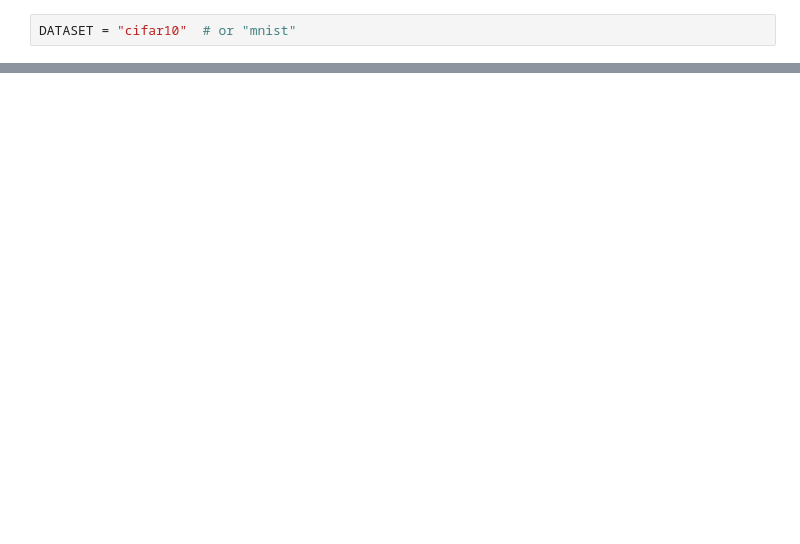
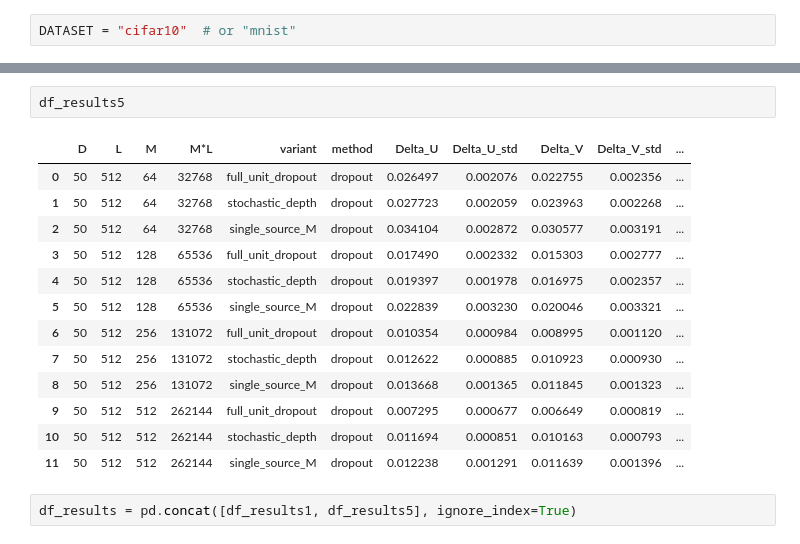
Before and after one commit to xavimaass/dropout_and_ram_2026, a Jupyter notebook: plots_from_multi_runs.ipynb, the cells around one changed output, grey strips where cells are left out. Cells and saved outputs as stored; diff of their text form; blank space fills up the shorter version.

```diff
--- a/plots_from_multi_runs.ipynb
+++ b/plots_from_multi_runs.ipynb
@@ -226,0 +319,18 @@ df_results
+# %%
+df_results5
+# %% [output]
+|  | D | L | M | M*L | variant | method | Delta_U | Delta_U_std | Delta_V | Delta_V_std | ... |
+| 0 | 50 | 512 | 64 | 32768 | full_unit_dropout | dropout | 0.026497 | 0.002076 | 0.022755 | 0.002356 | ... |
+| 1 | 50 | 512 | 64 | 32768 | stochastic_depth | dropout | 0.027723 | 0.002059 | 0.023963 | 0.002268 | ... |
+| 2 | 50 | 512 | 64 | 32768 | single_source_M | dropout | 0.034104 | 0.002872 | 0.030577 | 0.003191 | ... |
+| 3 | 50 | 512 | 128 | 65536 | full_unit_dropout | dropout | 0.017490 | 0.002332 | 0.015303 | 0.002777 | ... |
+| 4 | 50 | 512 | 128 | 65536 | stochastic_depth | dropout | 0.019397 | 0.001978 | 0.016975 | 0.002357 | ... |
+| 5 | 50 | 512 | 128 | 65536 | single_source_M | dropout | 0.022839 | 0.003230 | 0.020046 | 0.003321 | ... |
+| 6 | 50 | 512 | 256 | 131072 | full_unit_dropout | dropout | 0.010354 | 0.000984 | 0.008995 | 0.001120 | ... |
+| 7 | 50 | 512 | 256 | 131072 | stochastic_depth | dropout | 0.012622 | 0.000885 | 0.010923 | 0.000930 | ... |
+| 8 | 50 | 512 | 256 | 131072 | single_source_M | dropout | 0.013668 | 0.001365 | 0.011845 | 0.001323 | ... |
+| 9 | 50 | 512 | 512 | 262144 | full_unit_dropout | dropout | 0.007295 | 0.000677 | 0.006649 | 0.000819 | ... |
+| 10 | 50 | 512 | 512 | 262144 | stochastic_depth | dropout | 0.011694 | 0.000851 | 0.010163 | 0.000793 | ... |
+| 11 | 50 | 512 | 512 | 262144 | single_source_M | dropout | 0.012238 | 0.001291 | 0.011639 | 0.001396 | ... |
+# %%
+df_results = pd.concat([df_results1, df_results5], ignore_index=True)
```
Also changed, not shown: parts of 13 cells of this notebook.
